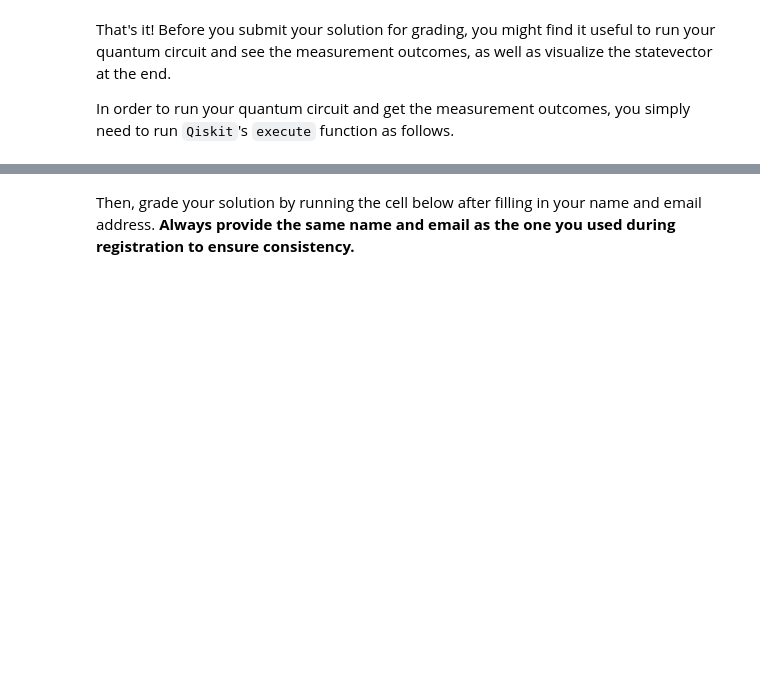
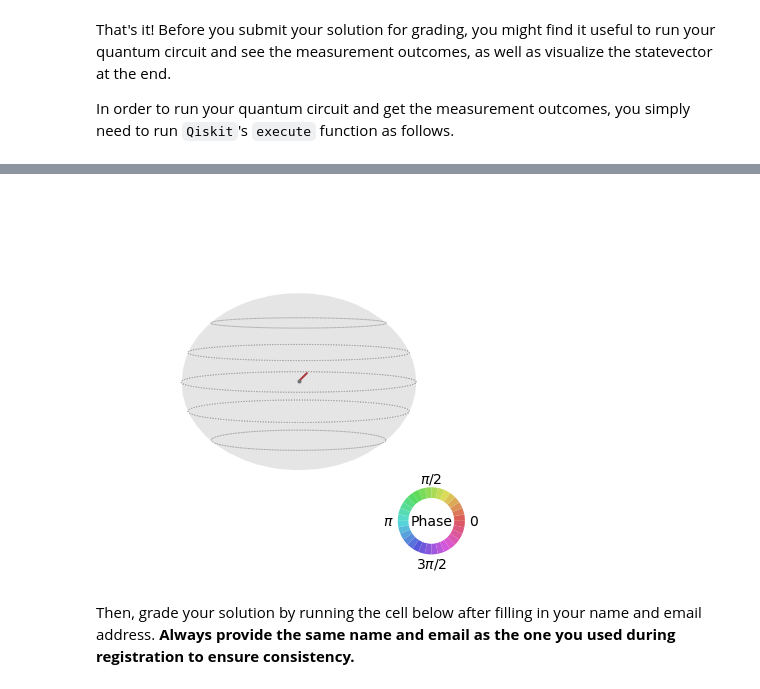
Before and after one commit to unimauro/IBM-QiskitSummerSchool, a Jupyter notebook: lab2/ex1.ipynb, the cells around one changed output, grey strips where cells are left out. Drawn from its saved outputs; the diff is of its cells as text; code cells hidden in the pictures; blank space fills up the shorter version.

```diff
--- a/lab2/ex1.ipynb
+++ b/lab2/ex1.ipynb
@@ -174,3 +172,11 @@ plot_histogram(counts)
+# %%
+# St John's extra
+from qiskit.visualization import plot_state_qsphere
+from qiskit.quantum_info import Statevector
+#plot_state_qsphere(Statevector.from_label('000001').data)
+plot_state_qsphere(Statevector.from_label('101010').data)
+# %% [output]
+[figure, added]
 # %% [markdown]
 Then, grade your solution by running the cell below after filling in your name and email address. **Always provide the same name and email as the one you used during registration to ensure consistency.**
 # %%
```
Also changed, not shown: parts of 12 cells of this notebook, 1 other file.
